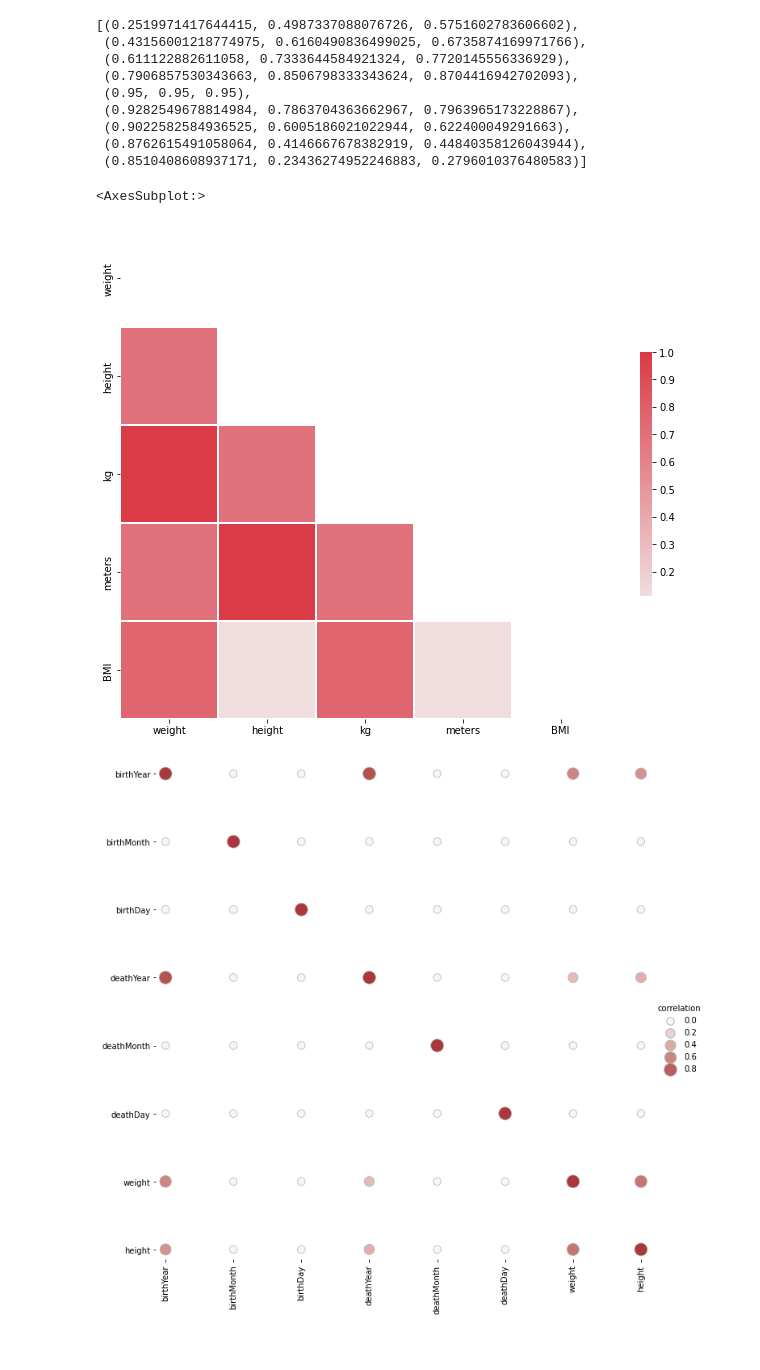
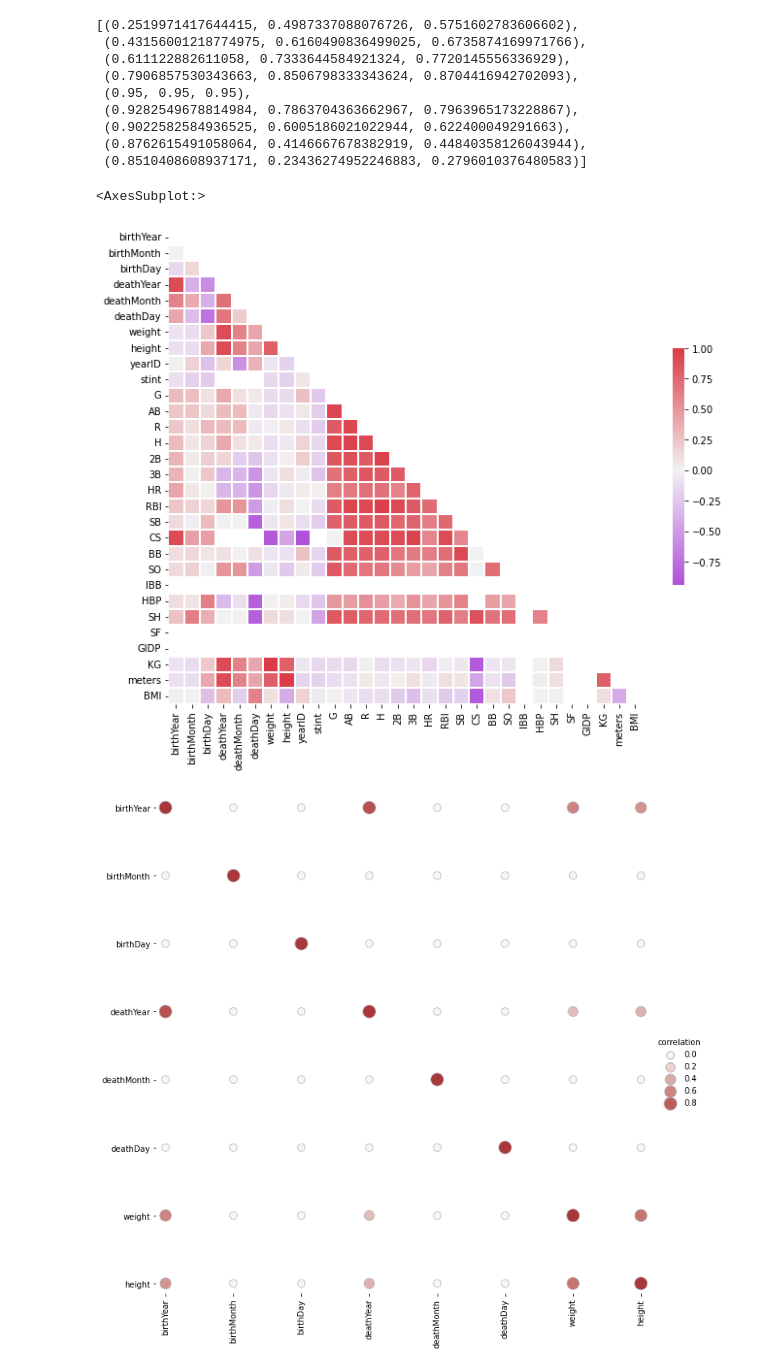
Before and after one commit to obverter/baseballings, a Jupyter notebook: high-bmi.ipynb, the cells around one changed output. Saved outputs shown, nothing was run; the diff lists cells and outputs as text; code cells hidden in the pictures.

```diff
--- a/high-bmi.ipynb
+++ b/high-bmi.ipynb
@@ -52,0 +12,4 @@ df_simple = df_simple.drop(
+# %%
+df_people = pd.read_csv("lahman/core/people.csv")
+df_pitching = pd.read_csv("lahman/core/pitching.csv")
+df_batting = pd.read_csv("lahman/core/batting.csv")
@@ -52,0 +37,2 @@ df_simple = df_simple.drop(
+# %%
+df_batters = pd.concat([df_people, df_batting], join='inner', axis=1)
@@ -52,0 +61,2 @@ df_simple = df_simple.drop(
+# %%
+df_huskiesBatters = df_batters.loc[df_batters.BMI >= 34.55]
@@ -80,31 +134,31 @@ interactive(children=(IntSlider(value=220, description='h_neg', max=359), IntSli
 # %%
 
 # Compute the correlation matrix
-corr = df_simple.corr(method="spearman")
+corr = df_huskiesBatters.corr(method="spearman")
 
 # Generate a mask for the upper triangle
 mask = np.triu(np.ones_like(corr, dtype=bool))
 
 # Set up the matplotlib figure
 f, ax = plt.subplots(figsize=(11, 9))
 
 # Generate a custom diverging colormap
 cmap = sns.diverging_palette(290, 10, n=40, as_cmap=True)
 
 # Draw the heatmap with the mask and correct aspect ratio
 sns.heatmap(
     corr,
     mask=mask,
     cmap=cmap,
     vmax=1,
     center=0,
     square=True,
     linewidths=0.25,
     cbar_kws={"shrink": .5},
 )
 # %% [output]
 <AxesSubplot:>
-[figure, old version]
+[figure, new version]
 # %%
 corr_mat = df.corr().stack().reset_index(name="correlation")
 # %%
```
Also changed, not shown: parts of 20 cells of this notebook.
